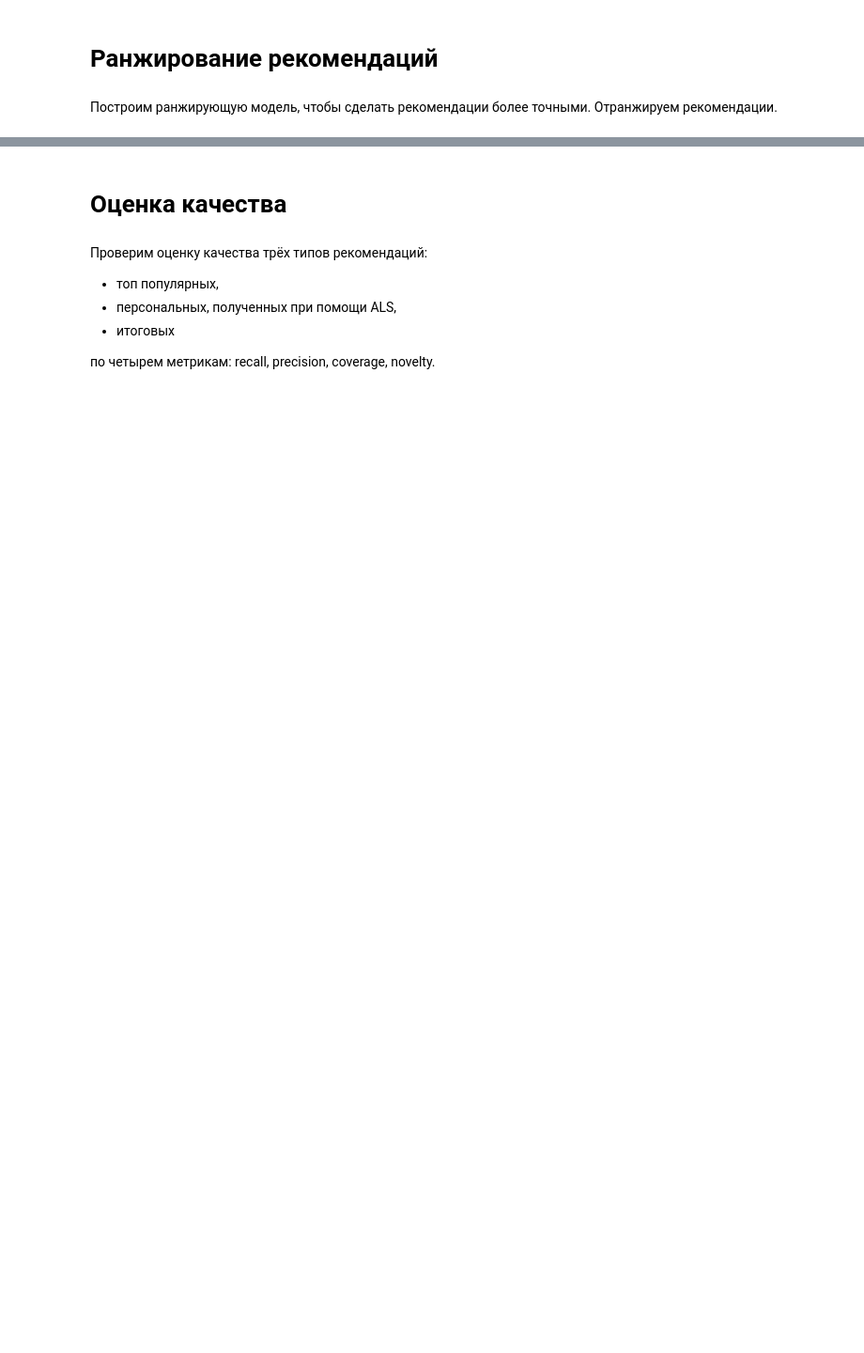
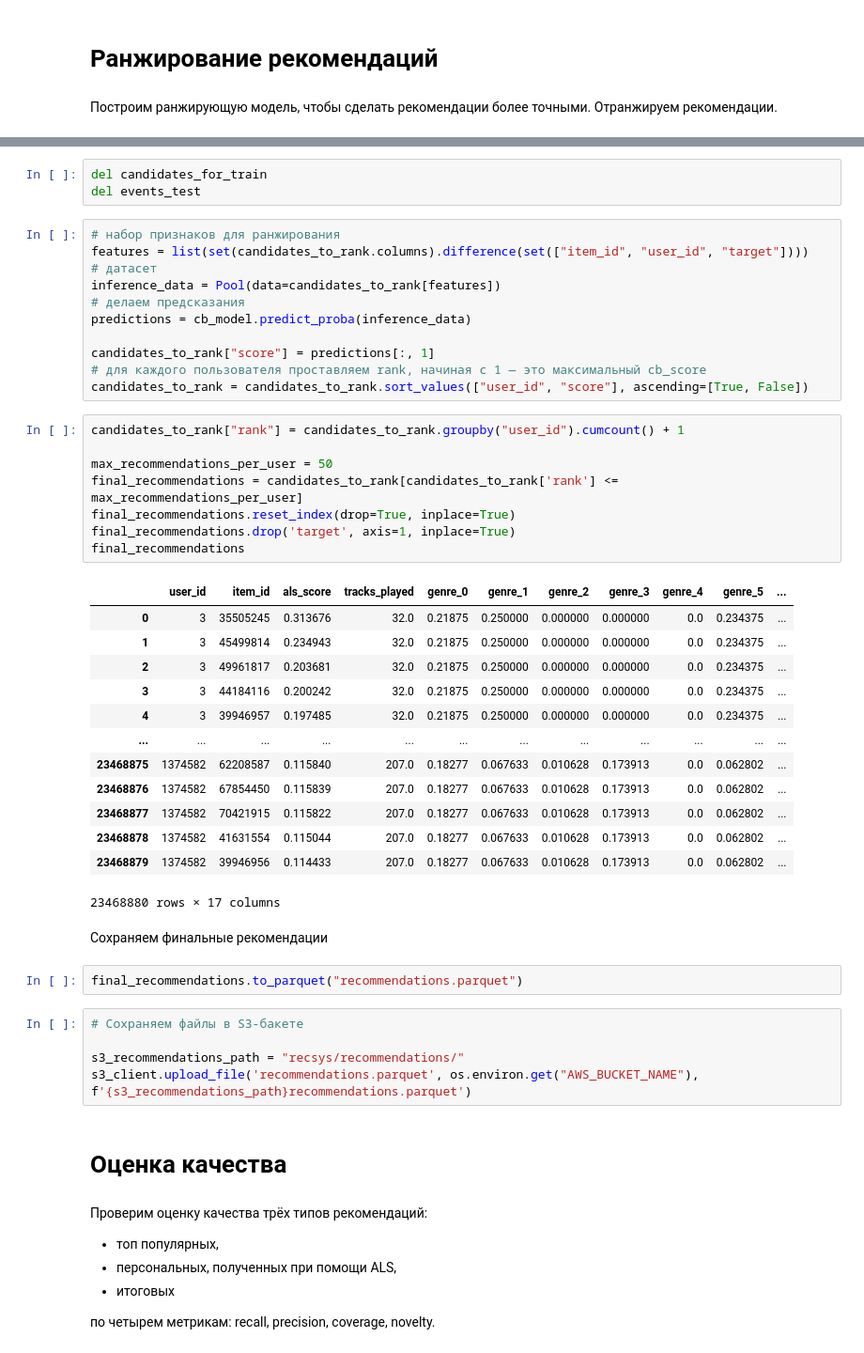
Before and after one commit to anyvol/mle-project-sprint-4-v001, a Jupyter notebook: recommendations.ipynb, the cells around one changed output, grey strips where cells are left out. Shown at 94% size. Drawn from its saved outputs; the diff is of its cells as text; blank space fills up the shorter version.

```diff
--- a/recommendations.ipynb
+++ b/recommendations.ipynb
@@ -738,3 +1316,48 @@ with open('models/als_model.pkl', 'rb') as file:
+# %%
+del candidates_for_train
+del events_test
+# %%
+# набор признаков для ранжирования
+features = list(set(candidates_to_rank.columns).difference(set(["item_id", "user_id", "target"])))
+# датасет
+inference_data = Pool(data=candidates_to_rank[features])
+# делаем предсказания
+predictions = cb_model.predict_proba(inference_data)
+
+candidates_to_rank["score"] = predictions[:, 1]
+# для каждого пользователя проставляем rank, начиная с 1 — это максимальный cb_score
+candidates_to_rank = candidates_to_rank.sort_values(["user_id", "score"], ascending=[True, False])
+# %%
+candidates_to_rank["rank"] = candidates_to_rank.groupby("user_id").cumcount() + 1
+
+max_recommendations_per_user = 50
+final_recommendations = candidates_to_rank[candidates_to_rank['rank'] <= max_recommendations_per_user]
+final_recommendations.reset_index(drop=True, inplace=True)
+final_recommendations.drop('target', axis=1, inplace=True)
+final_recommendations
+# %% [output]
+|  | user_id | item_id | als_score | tracks_played | genre_0 | genre_1 | genre_2 | genre_3 | genre_4 | genre_5 | ... |
+| 0 | 3 | 35505245 | 0.313676 | 32.0 | 0.21875 | 0.250000 | 0.000000 | 0.000000 | 0.0 | 0.234375 | ... |
+| 1 | 3 | 45499814 | 0.234943 | 32.0 | 0.21875 | 0.250000 | 0.000000 | 0.000000 | 0.0 | 0.234375 | ... |
+| 2 | 3 | 49961817 | 0.203681 | 32.0 | 0.21875 | 0.250000 | 0.000000 | 0.000000 | 0.0 | 0.234375 | ... |
+| 3 | 3 | 44184116 | 0.200242 | 32.0 | 0.21875 | 0.250000 | 0.000000 | 0.000000 | 0.0 | 0.234375 | ... |
+| 4 | 3 | 39946957 | 0.197485 | 32.0 | 0.21875 | 0.250000 | 0.000000 | 0.000000 | 0.0 | 0.234375 | ... |
+| ... | ... | ... | ... | ... | ... | ... | ... | ... | ... | ... | ... |
+| 23468875 | 1374582 | 62208587 | 0.115840 | 207.0 | 0.18277 | 0.067633 | 0.010628 | 0.173913 | 0.0 | 0.062802 | ... |
+| 23468876 | 1374582 | 67854450 | 0.115839 | 207.0 | 0.18277 | 0.067633 | 0.010628 | 0.173913 | 0.0 | 0.062802 | ... |
+| 23468877 | 1374582 | 70421915 | 0.115822 | 207.0 | 0.18277 | 0.067633 | 0.010628 | 0.173913 | 0.0 | 0.062802 | ... |
+| 23468878 | 1374582 | 41631554 | 0.115044 | 207.0 | 0.18277 | 0.067633 | 0.010628 | 0.173913 | 0.0 | 0.062802 | ... |
+| 23468879 | 1374582 | 39946956 | 0.114433 | 207.0 | 0.18277 | 0.067633 | 0.010628 | 0.173913 | 0.0 | 0.062802 | ... |
+23468880 rows × 17 columns
+# %% [markdown]
+Сохраняем финальные рекомендации
+# %%
+final_recommendations.to_parquet("recommendations.parquet")
+# %%
+# Сохраняем файлы в S3-бакете
+
+s3_recommendations_path = "recsys/recommendations/"
+s3_client.upload_file('recommendations.parquet', os.environ.get("AWS_BUCKET_NAME"), f'{s3_recommendations_path}recommendations.parquet')
 # %% [markdown]
 # Оценка качества
 # %% [markdown]
```
Also changed, not shown: parts of 87 cells of this notebook, 7 other files.
